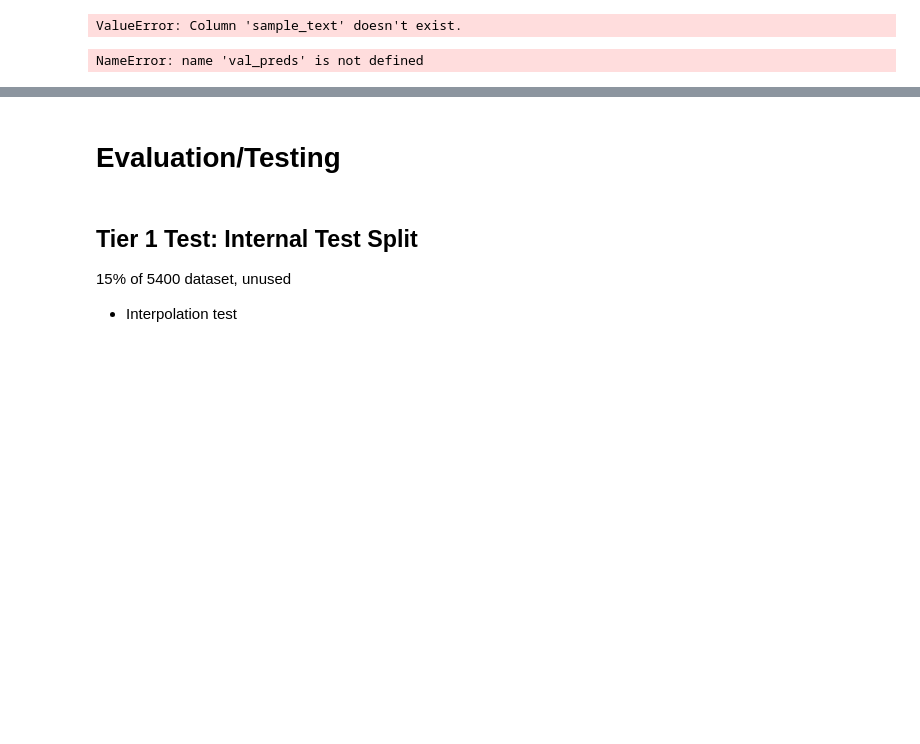
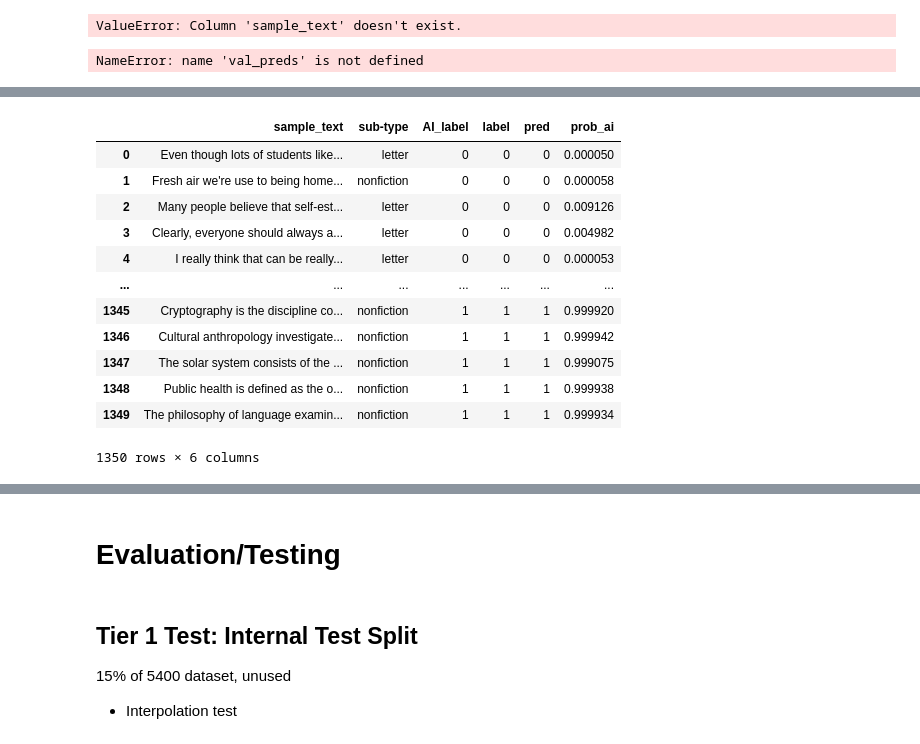
Before and after one commit to 4cekay/B101-Group2-NLP-Project, a Jupyter notebook: DetectorModel.ipynb, the cells around one changed output, grey strips where cells are left out. Cells and saved outputs as stored; diff of their text form; code cells hidden in the pictures; blank space fills up the shorter version.

```diff
--- a/DetectorModel.ipynb
+++ b/DetectorModel.ipynb
@@ -235,0 +240,3 @@ Dataset({
+# %%
+tokenized_external_dataset = external_dataset.map(tokenize, batched=True, remove_columns=['sample_text', 'sub-type', 'AI_label'])
+tokenized_external_dataset
@@ -872,3 +903,17 @@ Duplicates in test that appear in train: 3
+# %%
+seeds = [42, 7, 1234]
+results = {}
+for s in seeds:
+    final_training_args.seed = s
+    # re-init model and trainer here (fresh model weights)
+    model = AutoModelForSequenceClassification.from_pretrained("microsoft/deberta-v3-small", num_labels=2, dtype=torch.float32)
+    trainer = Trainer(model=model, args=final_training_args, train_dataset=tokenized_dataset["train"], eval_dataset=tokenized_dataset["validation"], compute_metrics=compute_metrics)
+    trainer.train()
+    preds = trainer.predict(tokenized_dataset["test"])
+    probs = torch.softmax(torch.tensor(preds.predictions), dim=-1).numpy()[:,1]
+    preds_class = np.argmax(preds.predictions, axis=-1)
+    results[s] = {"auc": roc_auc_score(preds.label_ids, probs), "f1": f1_score(preds.label_ids, preds_class)}
+print(results)
 # %%
 def hash_text(s):
     return hashlib.md5(s.encode('utf-8')).hexdigest()
@@ -971,3 +1016,14 @@ calibrated_probs = torch.softmax(ts(test_logits_tensor).cpu(), dim=-1).numpy()[:
 print("Calibrated AUC:", roc_auc_score(test_labels, calibrated_probs))
 # %% [output]
 NameError: name 'val_preds' is not defined
+# %%
+external_test_preds = trainer.predict(tokenized_external_dataset)
+
+external_test_logits = external_test_preds.predictions
+external_test_labels = external_test_preds.label_ids
+
+external_test_probs = torch.softmax(
+    torch.tensor(external_test_logits), dim=-1
+).numpy()[:, 1]
+
+external_test_preds_class = np.argmax(external_test_logits, axis=-1)
@@ -973,0 +1046,22 @@ NameError: name 'val_preds' is not defined
+# %%
+external_df = external_df.reset_index(drop=True)
+
+external_df["label"] = external_test_labels
+external_df["pred"] = external_test_preds_class
+external_df["prob_ai"] = external_test_probs
+# %%
+external_df
+# %% [output]
+|  | sample_text | sub-type | AI_label | label | pred | prob_ai |
+| 0 | Even though lots of students like... | letter | 0 | 0 | 0 | 0.000050 |
+| 1 | Fresh air we're use to being home... | nonfiction | 0 | 0 | 0 | 0.000058 |
+| 2 | Many people believe that self-est... | letter | 0 | 0 | 0 | 0.009126 |
+| 3 | Clearly, everyone should always a... | letter | 0 | 0 | 0 | 0.004982 |
+| 4 | I really think that can be really... | letter | 0 | 0 | 0 | 0.000053 |
+| ... | ... | ... | ... | ... | ... | ... |
+| 1345 | Cryptography is the discipline co... | nonfiction | 1 | 1 | 1 | 0.999920 |
+| 1346 | Cultural anthropology investigate... | nonfiction | 1 | 1 | 1 | 0.999942 |
+| 1347 | The solar system consists of the ... | nonfiction | 1 | 1 | 1 | 0.999075 |
+| 1348 | Public health is defined as the o... | nonfiction | 1 | 1 | 1 | 0.999938 |
+| 1349 | The philosophy of language examin... | nonfiction | 1 | 1 | 1 | 0.999934 |
+1350 rows × 6 columns
```
Also changed, not shown: parts of 9 cells of this notebook.
